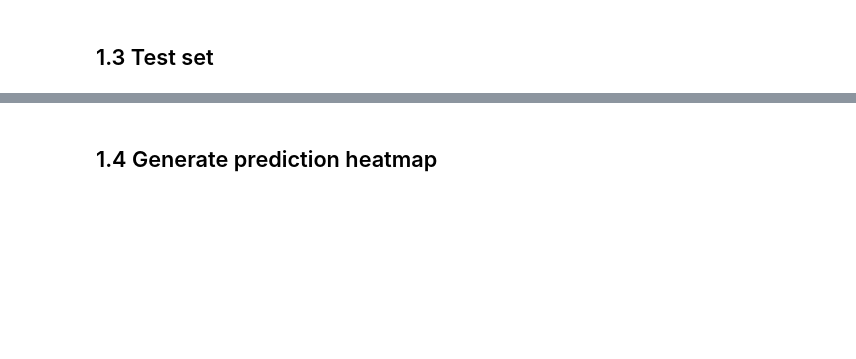
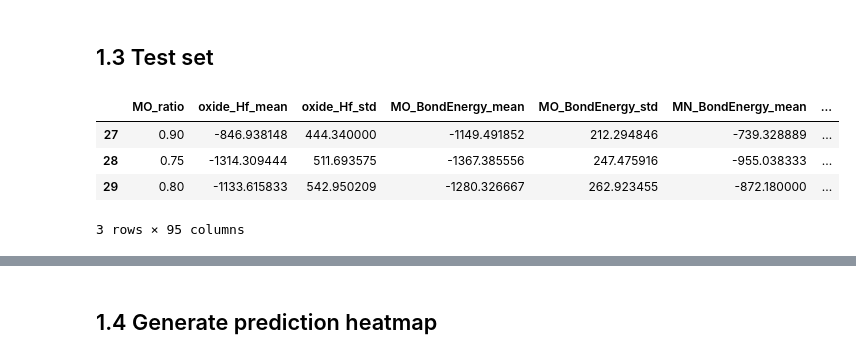
Before and after one commit to jdhuang-csm/Ru-BCA, a Jupyter notebook: notebooks/BCA model.ipynb, the cells around one changed output, grey strips where cells are left out. Saved outputs shown, nothing was run; the diff lists cells and outputs as text; code cells hidden in the pictures; blank space fills up the shorter version.

```diff
--- a/notebooks/BCA model.ipynb
+++ b/notebooks/BCA model.ipynb
@@ -386,6 +380,14 @@ fig.savefig(os.path.join(latexdir,'SuppFig_ModelValidationPVA.jpg'),dpi=300)
 scale = 50
 coords, X_simplex = featurize_simplex(scale,bf)
 X_hm1 = X_simplex.loc[:,model_features1]
+# %%
+X_test[X_test.index!=26]
+# %% [output]
+|  | MO_ratio | oxide_Hf_mean | oxide_Hf_std | MO_BondEnergy_mean | MO_BondEnergy_std | MN_BondEnergy_mean | ... |
+| 27 | 0.90 | -846.938148 | 444.340000 | -1149.491852 | 212.294846 | -739.328889 | ... |
+| 28 | 0.75 | -1314.309444 | 511.693575 | -1367.385556 | 247.475916 | -955.038333 | ... |
+| 29 | 0.80 | -1133.615833 | 542.950209 | -1280.326667 | 262.923455 | -872.180000 | ... |
+3 rows × 95 columns
 # %%
 # plot test set vs. predictions
 fig, axes = plt.subplots(1,2,figsize=(7.25,2.9))
```
Also changed, not shown: parts of 13 cells of this notebook, 3 other files.
